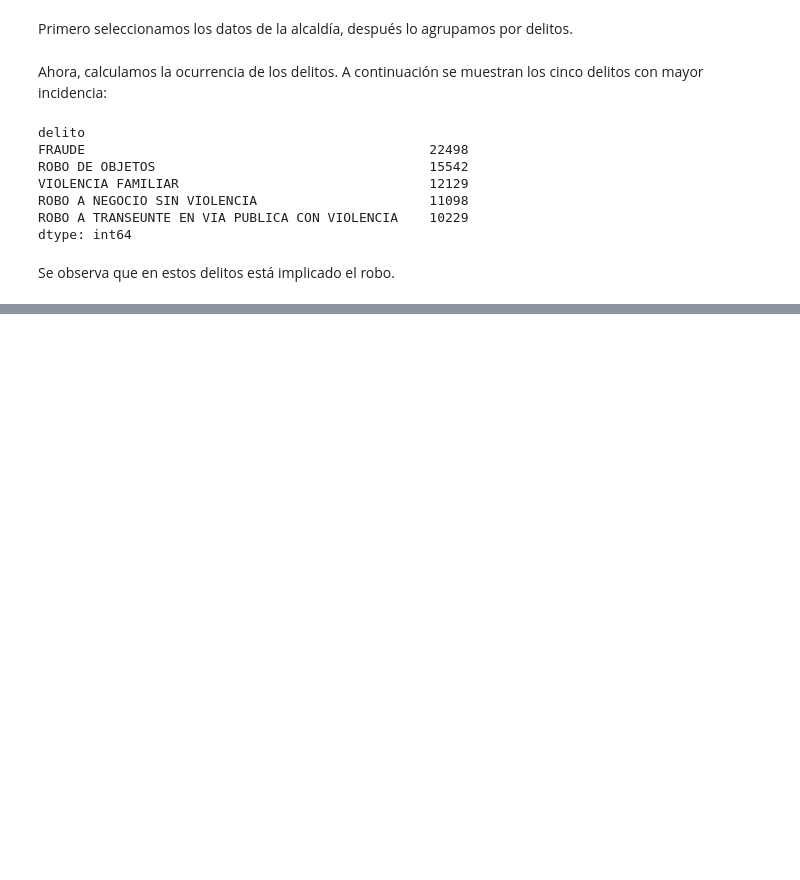
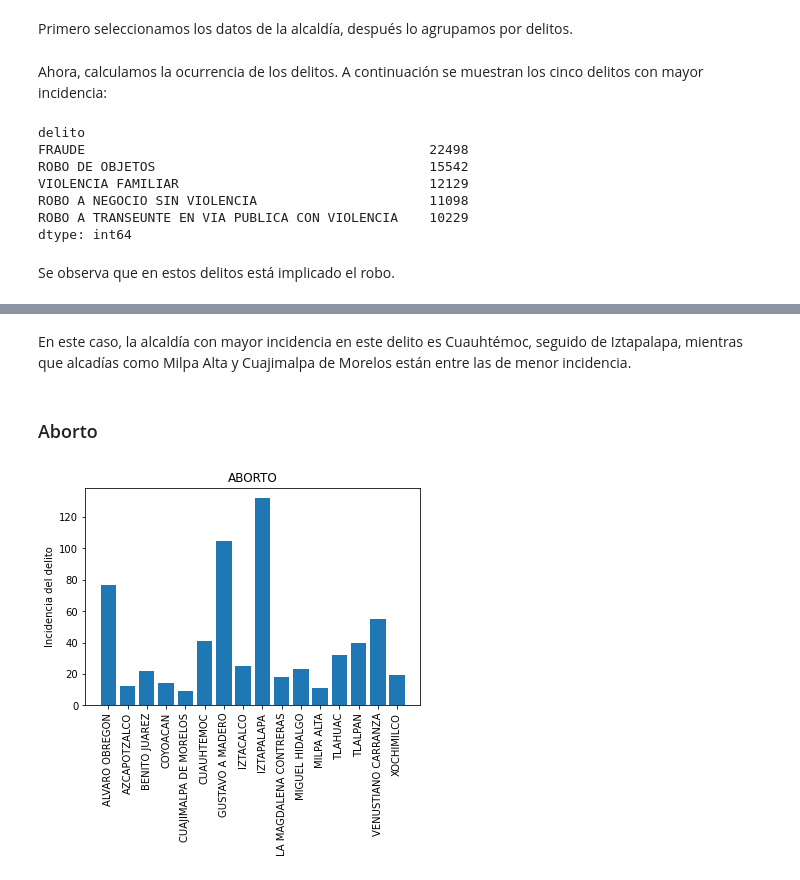
Before and after one commit to lorenaphys/OPI, a Jupyter notebook: Soluciones.ipynb, the cells around one changed output, grey strips where cells are left out. Drawn from its saved outputs; the diff is of its cells as text; code cells hidden in the pictures; blank space fills up the shorter version.

```diff
--- a/Soluciones.ipynb
+++ b/Soluciones.ipynb
@@ -387,0 +425,8 @@ def frec_total_año():
+# %% [markdown]
+En este caso, la alcaldía con mayor incidencia en este delito es Cuauhtémoc, seguido de Iztapalapa, mientras que alcadías como Milpa Alta y Cuajimalpa de Morelos están entre las de menor incidencia.
+# %% [markdown]
+### Aborto
+# %%
+delitos_frec_alcaldia(delitos_mas_frec[1])
+# %% [output]
+[figure, added]
```
Also changed, not shown: parts of 65 cells of this notebook, 1 other file.
